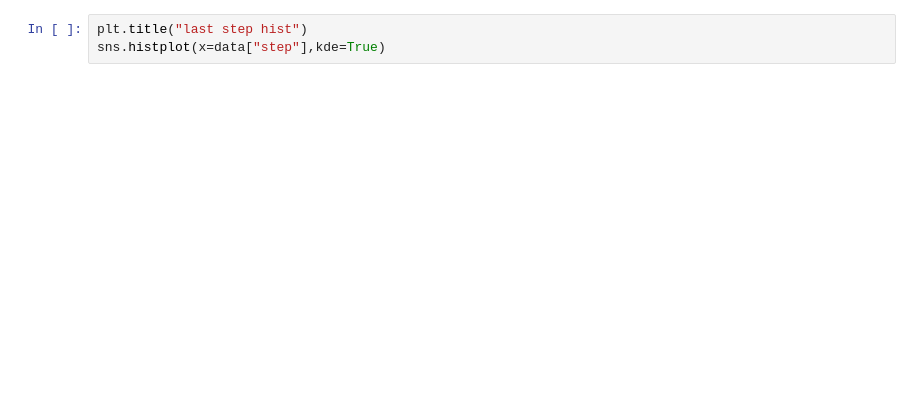
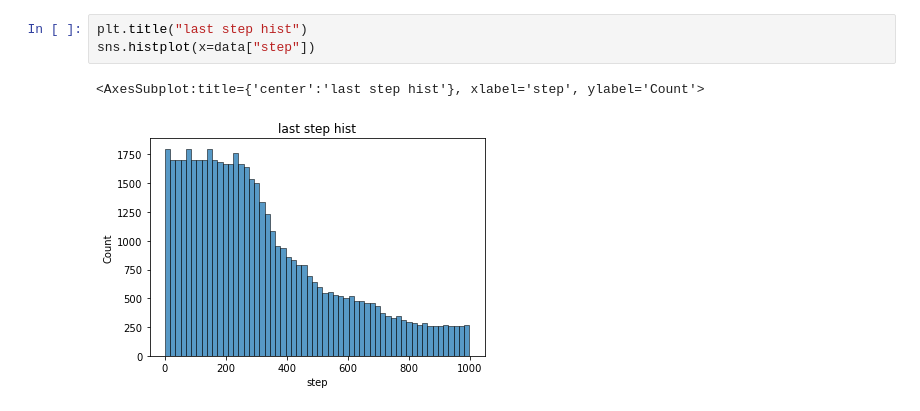
Before and after one commit to kuro11pow2/graduation-project, a Jupyter notebook: src/demo_data.ipynb, the cells around one changed output. Saved outputs shown, nothing was run; the diff lists cells and outputs as text; blank space fills up the shorter version.

```diff
--- a/src/demo_data.ipynb
+++ b/src/demo_data.ipynb
@@ -72,3 +135,6 @@ sns.histplot(data=step_value,x=step_value.step,kde=True,bins=5)
 # %%
 plt.title("last step hist")
-sns.histplot(x=data["step"],kde=True)
+sns.histplot(x=data["step"])
+# %% [output]
+<AxesSubplot:title={'center':'last step hist'}, xlabel='step', ylabel='Count'>
+[figure, added]
```
Also changed, not shown: parts of 7 cells of this notebook.
